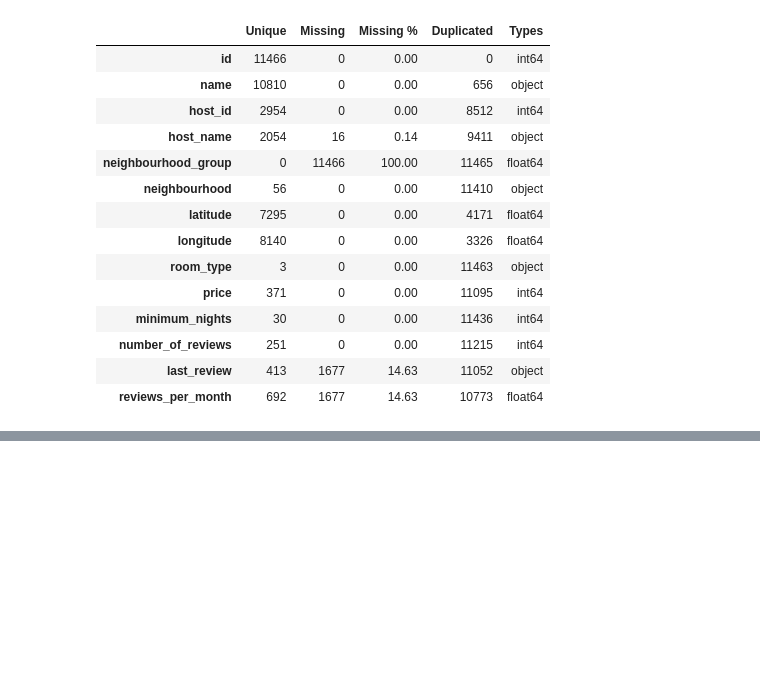
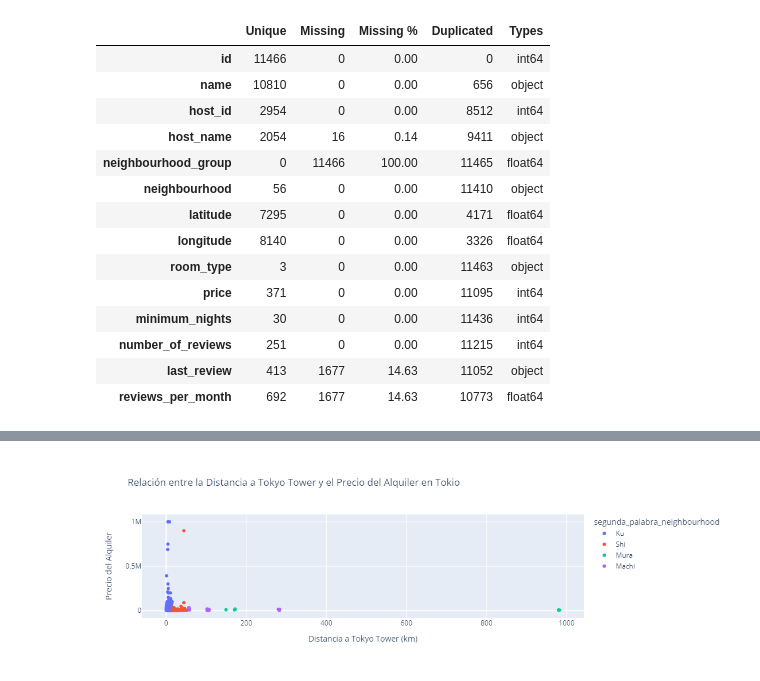
Before and after one commit to AI-School-F5-P2/Data_Analyst, a Jupyter notebook: Cities/Tokyo.ipynb, the cells around one changed output, grey strips where cells are left out. Saved outputs shown, nothing was run; the diff lists cells and outputs as text; code cells hidden in the pictures; blank space fills up the shorter version.

Commit message:
fix: EDA of Tokyo

```diff
--- a/Cities/Tokyo.ipynb
+++ b/Cities/Tokyo.ipynb
@@ -163,0 +170,47 @@ df['segunda_palabra_neighbourhood'] = df['neighbourhood'].apply(extraer_segunda_
+# %%
+import pandas as pd
+import plotly.express as px
+from geopy.distance import great_circle
+
+# Lista de sitios turísticos en Tokio con sus coordenadas (latitud, longitud)
+sitios_turisticos_tokio = [
+    {"name": "Tokyo Tower", "latitude": 35.6586, "longitude": 139.7454},
+    {"name": "Senso-ji Temple", "latitude": 35.7146, "longitude": 139.7966},
+    {"name": "Shibuya Crossing", "latitude": 35.6614, "longitude": 139.7041},
+    {"name": "Shinjuku Gyoen National Garden", "latitude": 35.6852, "longitude": 139.7102},
+    {"name": "Akihabara Electric Town", "latitude": 35.6997, "longitude": 139.7710},
+    {"name": "Meiji Shrine", "latitude": 35.6764, "longitude": 139.6993},
+    {"name": "Tsukiji Fish Market", "latitude": 35.6654, "longitude": 139.7707},
+    {"name": "Odaiba", "latitude": 35.6190, "longitude": 139.7798},
+    {"name": "Tokyo Disneyland", "latitude": 35.6329, "longitude": 139.8809},
+    {"name": "Tokyo Skytree", "latitude": 35.7101, "longitude": 139.8107},
+    {"name": "Ghibli Museum", "latitude": 35.6962, "longitude": 139.5704},
+    {"name": "Ueno Park", "latitude": 35.7147, "longitude": 139.7732},
+    {"name": "Oedo Onsen Monogatari", "latitude": 35.6298, "longitude": 139.7779},
+    {"name": "Tokyo Imperial Palace", "latitude": 35.6812, "longitude": 139.7528},
+    {"name": "Roppongi Hills", "latitude": 35.6604, "longitude": 139.7294},
+    {"name": "Tokyo National Museum", "latitude": 35.7189, "longitude": 139.7766},
+    {"name": "Mount Fuji", "latitude": 35.3606, "longitude": 138.7274},
+    {"name": "Nikko Toshogu Shrine", "latitude": 36.7519, "longitude": 139.5996},
+    {"name": "Hachiko Statue", "latitude": 35.6586, "longitude": 139.7016},
+    {"name": "Robot Restaurant", "latitude": 35.6951, "longitude": 139.6911}
+]
+
+# Calcular la distancia entre cada propiedad y los sitios turísticos en Tokio
+for sitio in sitios_turisticos_tokio:
+    sitio_lat = sitio["latitude"]
+    sitio_lon = sitio["longitude"]
+    sitio_name = sitio["name"]
+
+    # Calcular la distancia y agregarla como una nueva columna al DataFrame
+    df[sitio_name + "_distance"] = df.apply(lambda row: great_circle((row["latitude"], row["longitude"]), (sitio_lat, sitio_lon)).kilometers, axis=1)
+
+# Análisis de la influencia de la distancia a sitios turísticos en el precio del alquiler
+fig = px.scatter(df, x="Tokyo Tower_distance", y="price", color="segunda_palabra_neighbourhood",
+                 labels={"Tokyo Tower_distance": "Distancia a Tokyo Tower (km)", "price": "Precio del Alquiler"},
+                 title="Relación entre la Distancia a Tokyo Tower y el Precio del Alquiler en Tokio")
+
+# Mostrar la gráfica interactiva
+fig.show()
+# %% [output]
+[figure, added]
```
Also changed, not shown: parts of 14 cells of this notebook.
